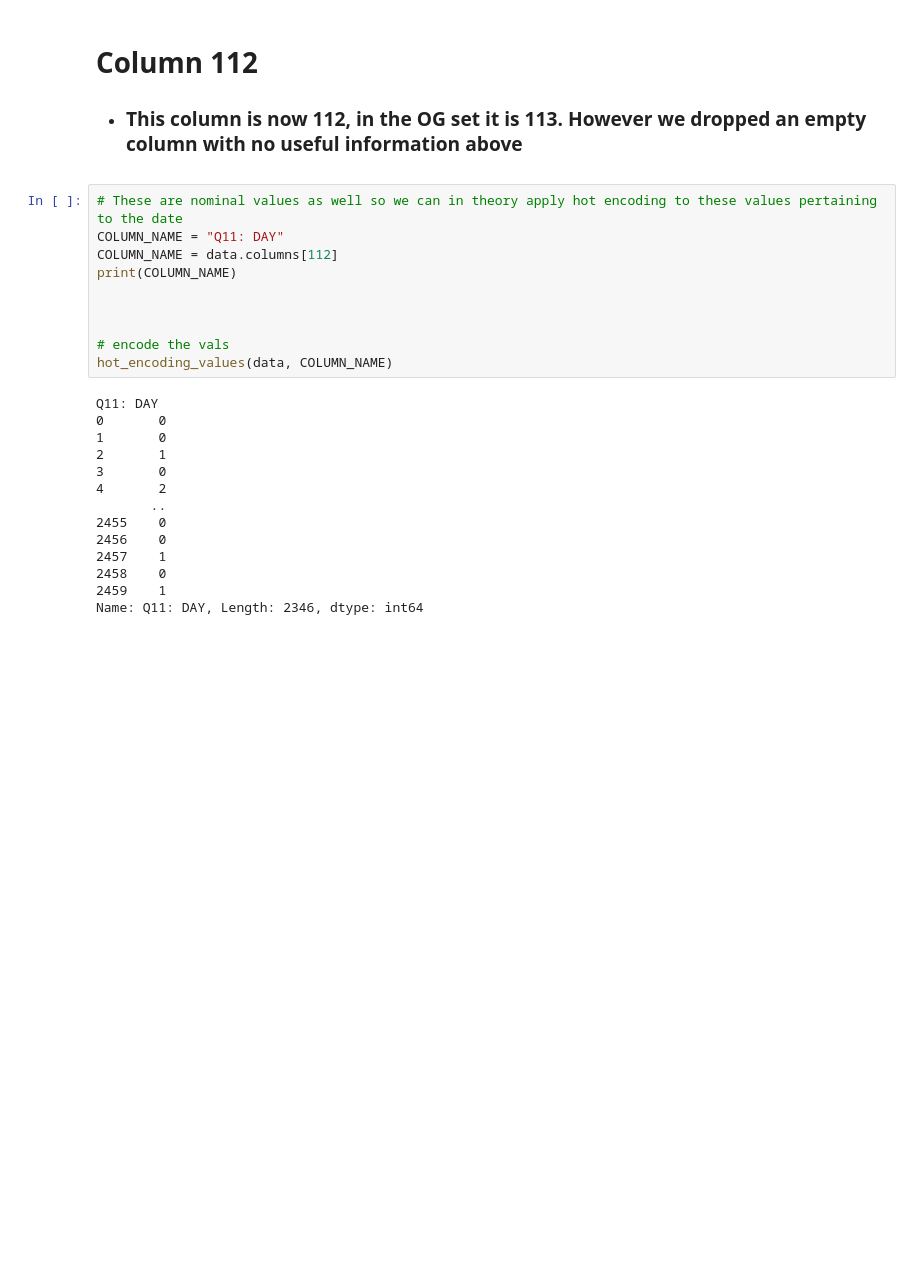
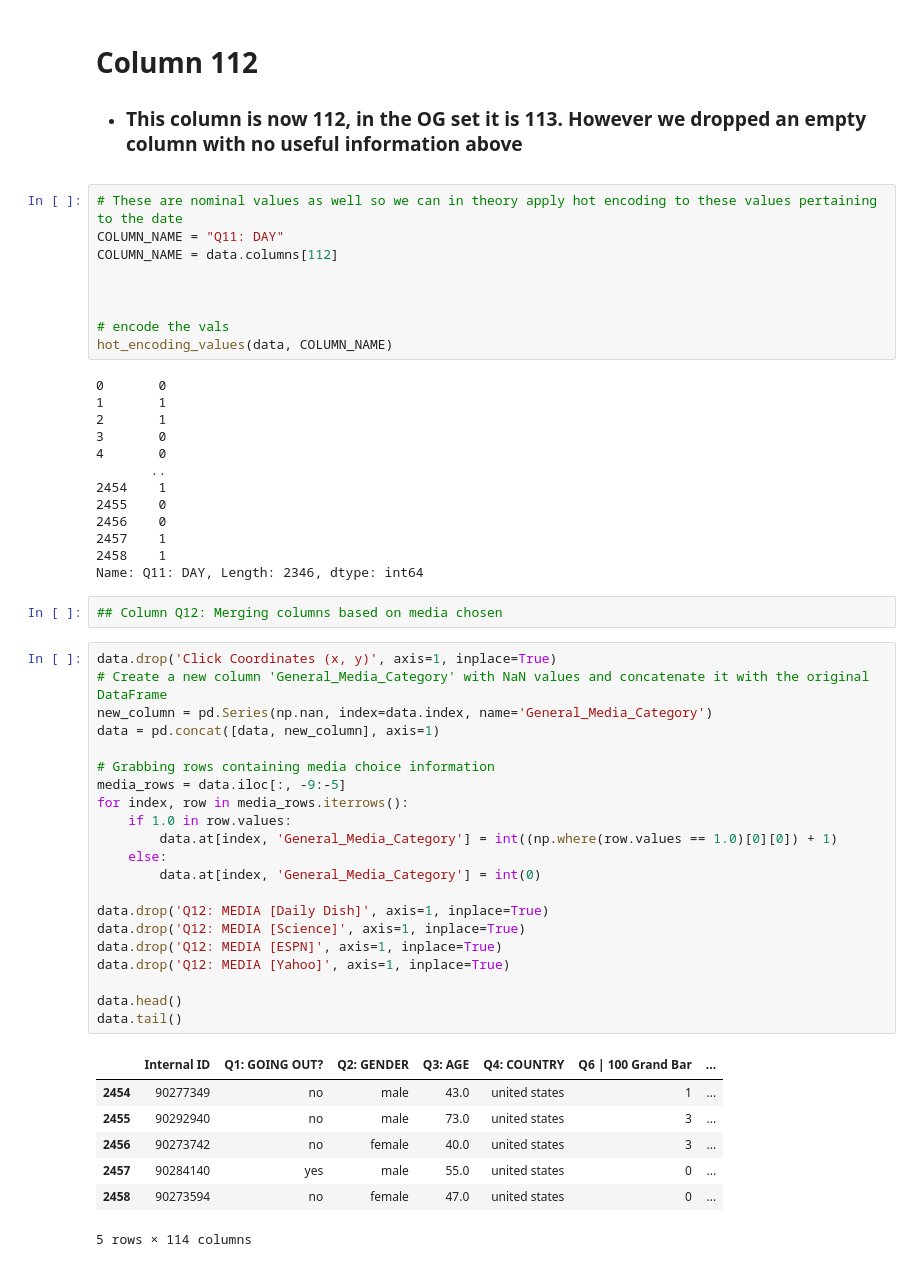
Before and after one commit to hashemJaber/Data_Mining_Projects, a Jupyter notebook: Data_Preprocessing_Project/Candy_Data_Preprocessing.ipynb, the cells around one changed output. Drawn from its saved outputs; the diff is of its cells as text; blank space fills up the shorter version.

Commit message:
final update to Candy_Data_Preprocessing.ipynb

```diff
--- a/Data_Preprocessing_Project/Candy_Data_Preprocessing.ipynb
+++ b/Data_Preprocessing_Project/Candy_Data_Preprocessing.ipynb
@@ -401,23 +387,52 @@ data.iloc[:, 112:113].head()
 # These are nominal values as well so we can in theory apply hot encoding to these values pertaining to the date
 COLUMN_NAME = "Q11: DAY"
 COLUMN_NAME = data.columns[112]
-print(COLUMN_NAME)
 
 
 
 # encode the vals
 hot_encoding_values(data, COLUMN_NAME)
 # %% [output]
-Q11: DAY
 0       0
-1       0
+1       1
 2       1
 3       0
-4       2
+4       0
        ..
+2454    1
 2455    0
 2456    0
 2457    1
-2458    0
-2459    1
+2458    1
 Name: Q11: DAY, Length: 2346, dtype: int64
+# %%
+## Column Q12: Merging columns based on media chosen
+# %%
+data.drop('Click Coordinates (x, y)', axis=1, inplace=True)
+# Create a new column 'General_Media_Category' with NaN values and concatenate it with the original DataFrame
+new_column = pd.Series(np.nan, index=data.index, name='General_Media_Category')
+data = pd.concat([data, new_column], axis=1)
+
+# Grabbing rows containing media choice information
+media_rows = data.iloc[:, -9:-5]
+for index, row in media_rows.iterrows():
+    if 1.0 in row.values:
+        data.at[index, 'General_Media_Category'] = int((np.where(row.values == 1.0)[0][0]) + 1)
+    else:
+        data.at[index, 'General_Media_Category'] = int(0)
+
+data.drop('Q12: MEDIA [Daily Dish]', axis=1, inplace=True)
+data.drop('Q12: MEDIA [Science]', axis=1, inplace=True)
+data.drop('Q12: MEDIA [ESPN]', axis=1, inplace=True)
+data.drop('Q12: MEDIA [Yahoo]', axis=1, inplace=True)
+
+data.head()
+data.tail()
+# %% [output]
+|  | Internal ID | Q1: GOING OUT? | Q2: GENDER | Q3: AGE | Q4: COUNTRY | Q6 | 100 Grand Bar | ... |
+| 2454 | 90277349 | no | male | 43.0 | united states | 1 | ... |
+| 2455 | 90292940 | no | male | 73.0 | united states | 3 | ... |
+| 2456 | 90273742 | no | female | 40.0 | united states | 3 | ... |
+| 2457 | 90284140 | yes | male | 55.0 | united states | 0 | ... |
+| 2458 | 90273594 | no | female | 47.0 | united states | 0 | ... |
+5 rows × 114 columns
```
Also changed, not shown: parts of 7 cells of this notebook.
